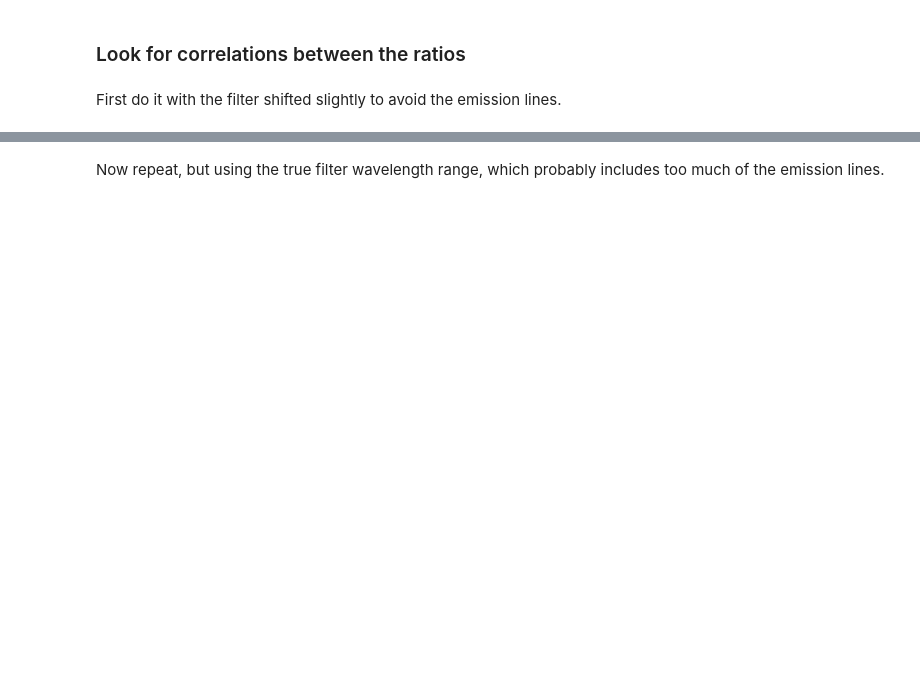
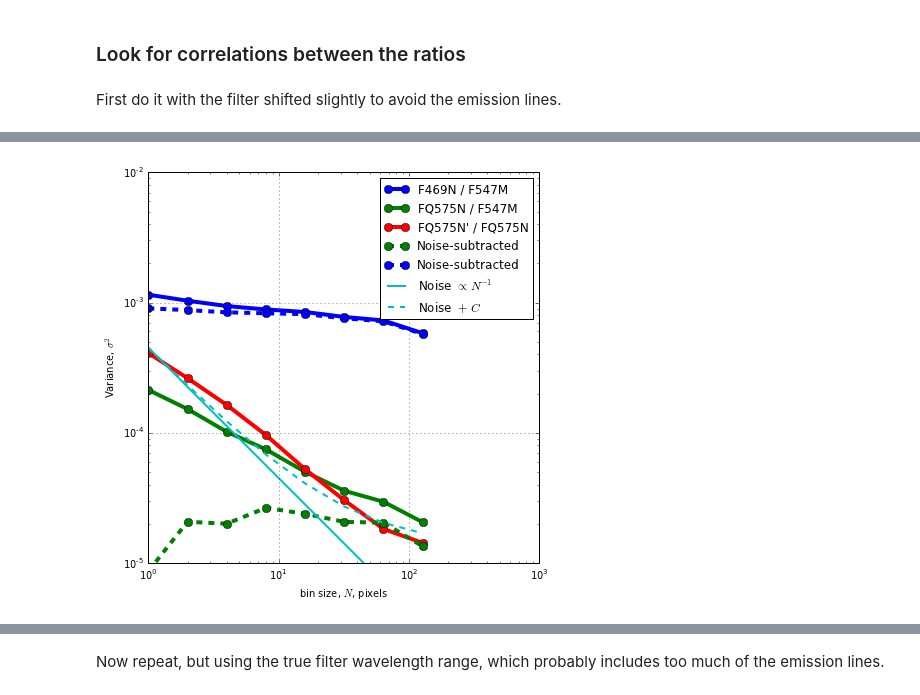
Before and after one commit to deprecated/orion-tsq, a Jupyter notebook: Bally STIS spectrum.ipynb, the cells around one changed output, grey strips where cells are left out. Saved outputs shown, nothing was run; the diff lists cells and outputs as text; code cells hidden in the pictures; blank space fills up the shorter version.

```diff
--- a/Bally STIS spectrum.ipynb
+++ b/Bally STIS spectrum.ipynb
@@ -246,0 +260,20 @@ The slope is about -0.05 but the R-squared value is only 5% or so, which is the
+# %%
+loglog(2**bins, var_rat1, 'b-o', lw=4, ms=8, label="F469N / F547M")
+loglog(2**bins, var_rat2, 'g-o', lw=4, ms=8, label="FQ575N / F547M")
+loglog(2**bins, np.array(var_rat3), 'r-o', lw=4, ms=8, label="FQ575N' / FQ575N")
+loglog(2**bins, var_rat2 - 0.5*np.array(var_rat3), 'g--o', lw=4, ms=8, label="Noise-subtracted")
+loglog(2**bins, var_rat1 - 0.542*(20./18.)*np.array(var_rat3), 'b--o', lw=4, ms=8, label="Noise-subtracted")
+# noise_var = np.media
+# noise_var = np.median(err_nii_cont[good_mask]/profile_nii_cont[good_mask])**2 + np.median(err_f547m[good_mask]/profile_f547m[good_mask])**2
+noise_var = 4.5e-4
+loglog(2**bins, noise_var/2**bins, "c", lw=2, label=r"Noise $\propto\ N^{-1}$")
+a = 0.03
+loglog(2**bins, noise_var*(a + (1 - a)/2**bins), "c--", lw=2, label=r"Noise $+\ C$")
+xlabel("bin size, $N$, pixels")
+ylabel(r"Variance, $\sigma^2$")
+legend(loc="upper right")
+ylim(1e-5, None)
+grid()
+gcf().set_size_inches(7, 7)
+# %% [output]
+[figure, added]
```
Also changed, not shown: parts of 14 cells of this notebook, 1 other file.
